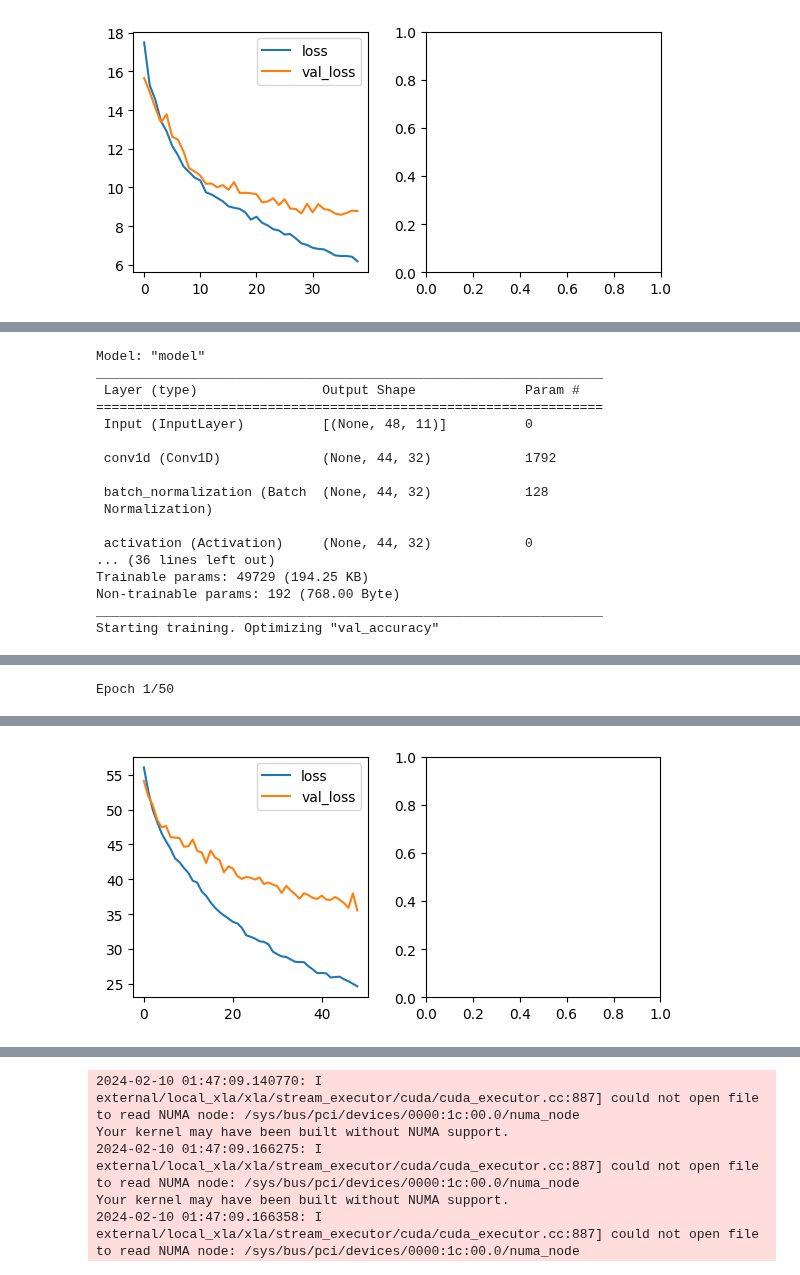
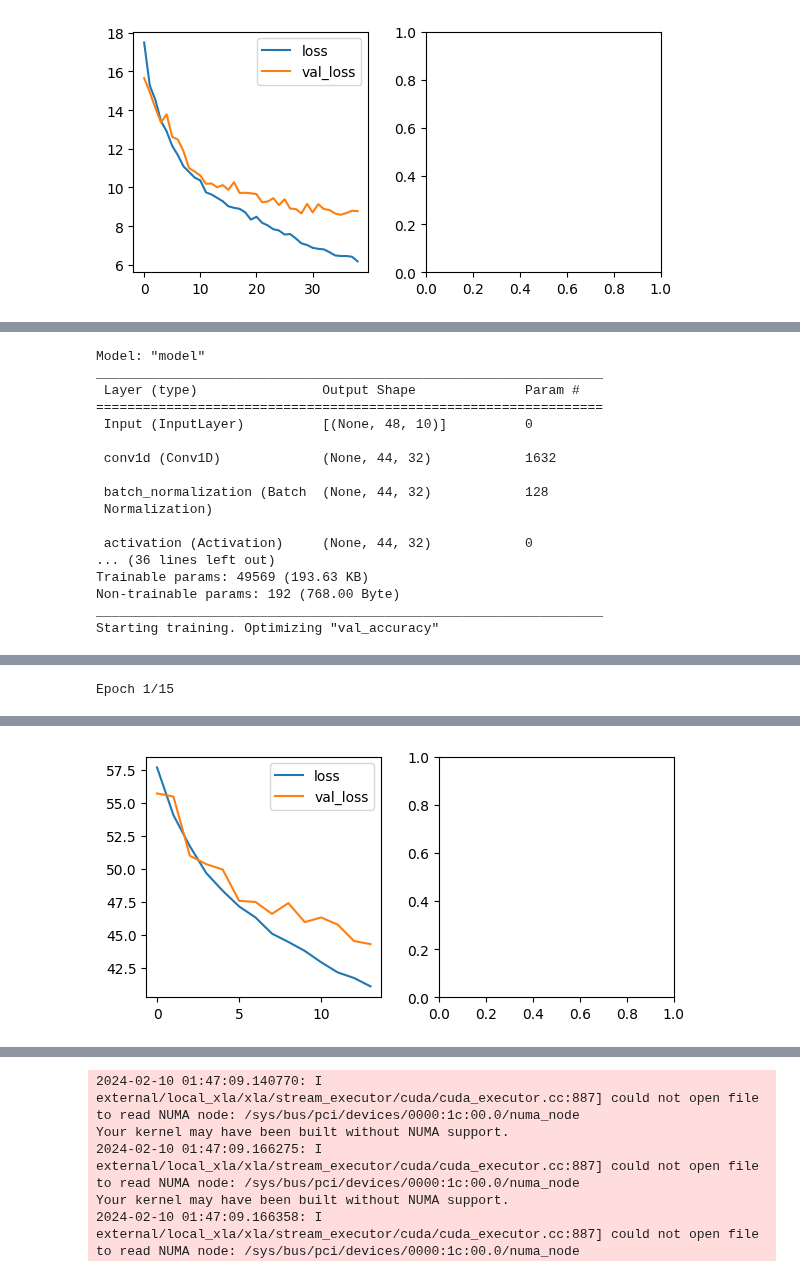
Before and after one commit to DavidBaldsiefen/splid-challenge, a Jupyter notebook: node_localizer.ipynb, the cells around one changed output, grey strips where cells are left out. Cells and saved outputs as stored; diff of their text form; code cells hidden in the pictures.

```diff
--- a/node_localizer.ipynb
+++ b/node_localizer.ipynb
@@ -36,6 +36,8 @@ input_features = ['Eccentricity', 'Semimajor Axis (m)', 'Inclination (deg)', 'RA
 input_features_reduced = ['Eccentricity', 'Semimajor Axis (m)', 'Inclination (deg)', 'RAAN (deg)',
        'Argument of Periapsis (deg)', 'True Anomaly (deg)', 'Latitude (deg)',
        'Longitude (deg)']
+
+input_features_xyz = ['X (m)', 'Y (m)', 'Z (m)', 'Vx (m/s)', 'Vy (m/s)', 'Vz (m/s)']
 
 ew_input_features = input_features_reduced#['Eccentricity', 'Semimajor Axis (m)', 'Argument of Periapsis (deg)', 'Longitude (deg)', 'Altitude (m)']
 #ew_input_features = ['Eccentricity', 'Longitude (deg)', 'Latitude (deg)']
@@ -62,10 +64,15 @@ ds_gen_ns = datahandler.DatasetGenerator(split_df=split_dataframes, input_featur
                                       nonbinary_padding=[100.0, 70.0, 49.0, 34.0, 24.0],
                                       train_val_split=0.8, input_stride=2, padding='none',
                                       transform_features=True,
+                                      add_daytime_feature=True,
                                       scale=True,
                                       per_object_scaling=False,
                                       node_class_multipliers={'ID':1.3,'IK':1.0,'AD':1.0,'SS':1.0},
-                                      input_history_steps=48, input_future_steps=48, seed=181)
+                                      input_history_steps=48,
+                                      input_future_steps=48,
+                                      seed=181,
+                                      deepcopy=False,
+                                      verbose=2)
 # %% [output]
 =========================Creating Generator=======================
 Seed: 181
@@ -213,7 +225,7 @@ hist = model_ns.fit(train_ns, val_ds=val_ns,
                     verbose=1,
                     plot_hist=False)
 # %%
-train_ns, val_ns = ds_gen_ns.get_datasets(2048,
+train_ns, val_ns = ds_gen_ns.get_datasets(1024,
                                           label_features=['NS_Node_Location_nb'],
                                           shuffle=True,
                                           only_ew_sk=False,
@@ -255,23 +267,23 @@ model_ns = prediction_models.Dense_NN_regression(val_ns,
                                                  seed=0)
 
 model_ns.summary()
-hist = model_ns.fit(train_ns, val_ds=val_ns, epochs=50, verbose=1, plot_hist=True, callbacks=[])
-#25 38
+hist = model_ns.fit(train_ns, val_ds=val_ns, epochs=15, verbose=1, plot_hist=True, callbacks=[])
+#23 35
 # %% [output]
 Model: "model"
 _________________________________________________________________
  Layer (type)                Output Shape              Param #
 =================================================================
- Input (InputLayer)          [(None, 48, 11)]          0
+ Input (InputLayer)          [(None, 48, 10)]          0
 
- conv1d (Conv1D)             (None, 44, 32)            1792
+ conv1d (Conv1D)             (None, 44, 32)            1632
 
  batch_normalization (Batch  (None, 44, 32)            128
  Normalization)
 
  activation (Activation)     (None, 44, 32)            0
 ... (36 lines left out)
-Trainable params: 49729 (194.25 KB)
+Trainable params: 49569 (193.63 KB)
 Non-trainable params: 192 (768.00 Byte)
 _________________________________________________________________
 Starting training. Optimizing "val_accuracy"
@@ -279 +291 @@ Starting training. Optimizing "val_accuracy"
-Epoch 1/50
+Epoch 1/15
@@ -313,4 +319,4 @@ Evaluating model:
-[figure, old version]
+[figure, new version]
 # %%
 train_ns, val_ns = ds_gen_ns.get_datasets(512, label_features=['NS_Node_Location_nb'], shuffle=True, stride=1)
 model_ns = prediction_models.Dense_NN_regression(val_ns, conv1d_layers=[[32,6],[32,6]], dense_layers=[16,4],
```
Also changed, not shown: parts of 8 cells of this notebook, 3 other files.
